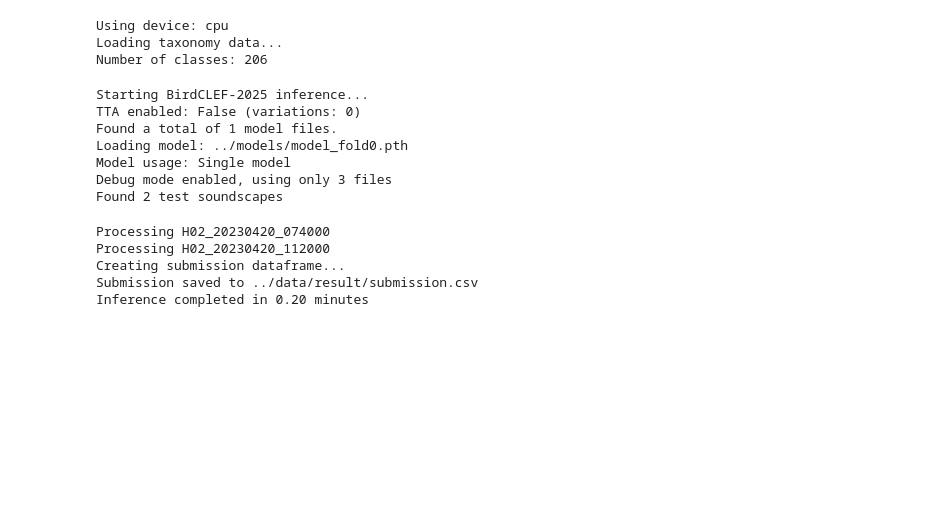
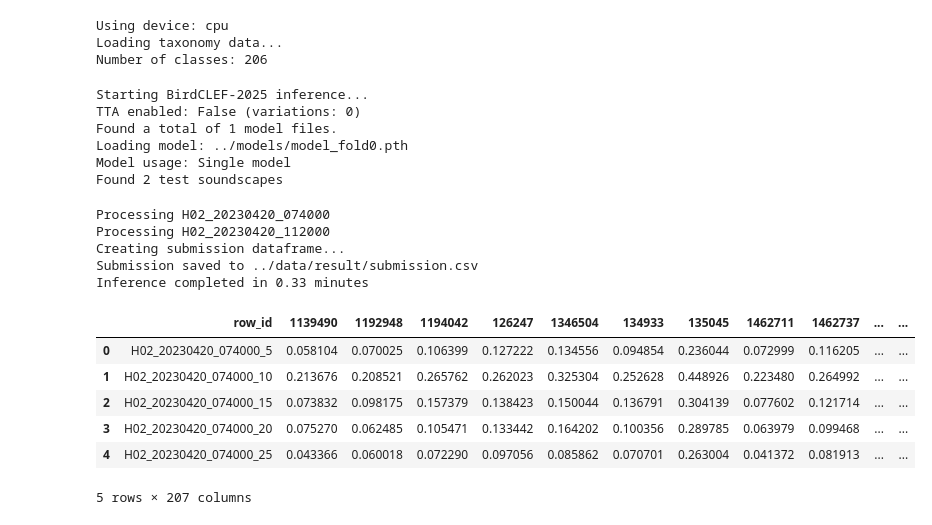
Before and after one commit to junya737/birdclef-2025, a Jupyter notebook: scripts/inference.ipynb, the cells around one changed output. Drawn from its saved outputs; the diff is of its cells as text; code cells hidden in the pictures; blank space fills up the shorter version.

```diff
--- a/scripts/inference.ipynb
+++ b/scripts/inference.ipynb
@@ -24,7 +21,7 @@ from module import datasets_lib, models_lib, utils_lib, learning_lib, preprocess
 # %%
 
 class CFG:
-    def __init__(self, mode="train", kaggle_notebook=False, debug=True):
+    def __init__(self, mode="train", kaggle_notebook=False, debug=False):
         assert mode in ["train", "inference"], "mode must be 'train' or 'inference'"
         self.mode = mode
         self.KAGGLE_NOTEBOOK = kaggle_notebook
@@ -58,8 +55,8 @@ class CFG:
 
         # ===== Audio Settings =====
         self.FS = 32000
-        self.WINDOW_SIZE = 5.0
-        self.TARGET_DURATION = 5.0
+        self.WINDOW_SIZE = 5
+        self.TARGET_DURATION = 5
         self.TARGET_SHAPE = (256, 256)
         self.N_FFT = 1024
         self.HOP_LENGTH = 512
@@ -125,3 +119,11 @@ cfg = CFG(mode='inference', kaggle_notebook=False, debug=True)
+# %%
+"TODO: configを2つにわけるべきかも．柔軟に変える方はnotebook側で，固定したい方はmodule側とか"
+"TODO: Debugモードになっていたらsubmissionでエラーになる"
+cfg = CFG(mode='inference', kaggle_notebook=False)
+
+if cfg.KAGGLE_NOTEBOOK:
+    sys.path.append("/kaggle/input/birdclef-2025-libs/")
+from module import datasets_lib, models_lib, utils_lib, learning_lib, preprocess_lib, inference_lib
 # %%
 print(f"Using device: {cfg.device}")
 print(f"Loading taxonomy data...")
@@ -263,10 +265,21 @@ TTA enabled: False (variations: 0)
 Found a total of 1 model files.
 Loading model: ../models/model_fold0.pth
 Model usage: Single model
-Debug mode enabled, using only 3 files
 Found 2 test soundscapes
 Processing H02_20230420_074000
 Processing H02_20230420_112000
 Creating submission dataframe...
 Submission saved to ../data/result/submission.csv
-Inference completed in 0.20 minutes
+Inference completed in 0.33 minutes
+# %%
+# 提出用ファイルを読み込む
+submission = pd.read_csv(os.path.join(cfg.OUTPUT_DIR, 'submission.csv'))
+submission.head()
+# %% [output]
+|  | row_id | 1139490 | 1192948 | 1194042 | 126247 | 1346504 | 134933 | 135045 | 1462711 | 1462737 | ... | ... |
+| 0 | H02_20230420_074000_5 | 0.058104 | 0.070025 | 0.106399 | 0.127222 | 0.134556 | 0.094854 | 0.236044 | 0.072999 | 0.116205 | ... | ... |
+| 1 | H02_20230420_074000_10 | 0.213676 | 0.208521 | 0.265762 | 0.262023 | 0.325304 | 0.252628 | 0.448926 | 0.223480 | 0.264992 | ... | ... |
+| 2 | H02_20230420_074000_15 | 0.073832 | 0.098175 | 0.157379 | 0.138423 | 0.150044 | 0.136791 | 0.304139 | 0.077602 | 0.121714 | ... | ... |
+| 3 | H02_20230420_074000_20 | 0.075270 | 0.062485 | 0.105471 | 0.133442 | 0.164202 | 0.100356 | 0.289785 | 0.063979 | 0.099468 | ... | ... |
+| 4 | H02_20230420_074000_25 | 0.043366 | 0.060018 | 0.072290 | 0.097056 | 0.085862 | 0.070701 | 0.263004 | 0.041372 | 0.081913 | ... | ... |
+5 rows × 207 columns
```
Also changed, not shown: parts of 3 cells of this notebook, 5 other files.
